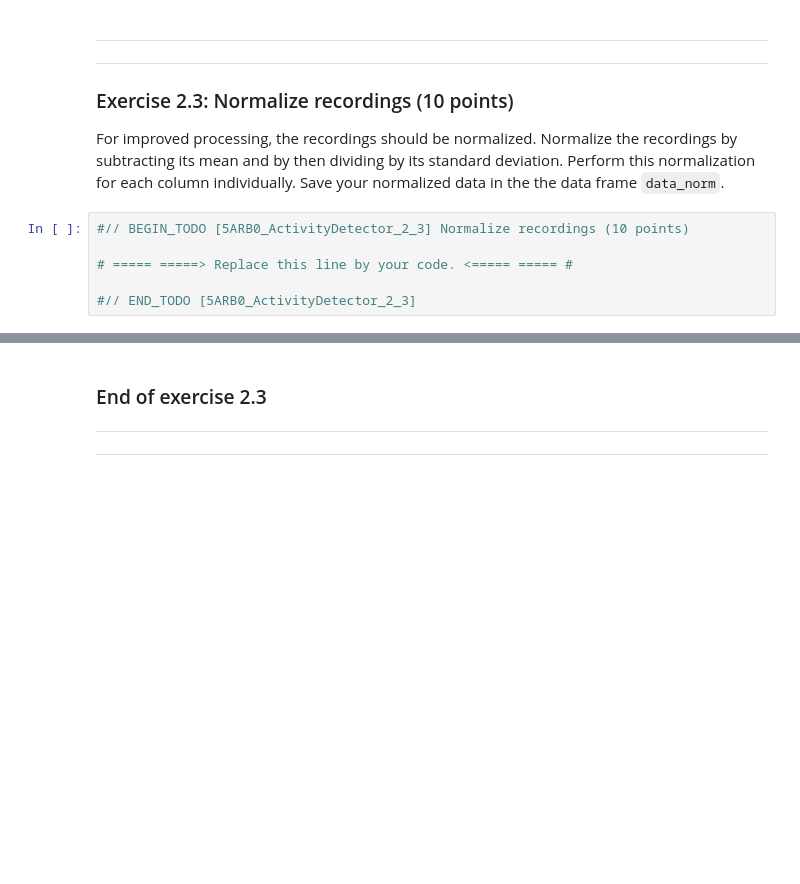
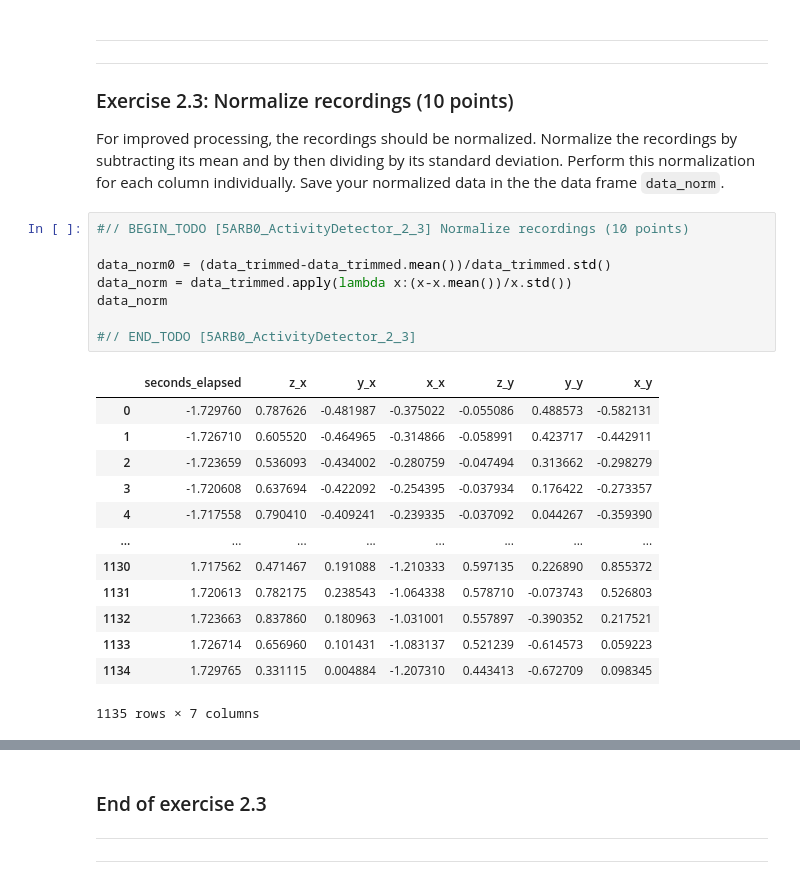
Before and after one commit to Lynch1206/5ARB0_1_1, a Jupyter notebook: activitydetector-template.ipynb, the cells around one changed output, grey strips where cells are left out. Saved outputs shown, nothing was run; the diff lists cells and outputs as text; blank space fills up the shorter version.

```diff
--- a/activitydetector-template.ipynb
+++ b/activitydetector-template.ipynb
@@ -234,11 +389,27 @@ data_trimmed
 ---
 ### Exercise 2.3: Normalize recordings (10 points)
 For improved processing, the recordings should be normalized. Normalize the recordings by subtracting its mean and by then dividing by its standard deviation. Perform this normalization for each column individually. Save your normalized data in the the data frame `data_norm`.
-# %%
-#// BEGIN_TODO [5ARB0_ActivityDetector_2_3] Normalize recordings (10 points)
-
-# ===== =====> Replace this line by your code. <===== ===== #
-
-#// END_TODO [5ARB0_ActivityDetector_2_3]
+# %%
+#// BEGIN_TODO [5ARB0_ActivityDetector_2_3] Normalize recordings (10 points)
+
+data_norm0 = (data_trimmed-data_trimmed.mean())/data_trimmed.std()
+data_norm = data_trimmed.apply(lambda x:(x-x.mean())/x.std())
+data_norm
+
+#// END_TODO [5ARB0_ActivityDetector_2_3]
+# %% [output]
+|  | seconds_elapsed | z_x | y_x | x_x | z_y | y_y | x_y |
+| 0 | -1.729760 | 0.787626 | -0.481987 | -0.375022 | -0.055086 | 0.488573 | -0.582131 |
+| 1 | -1.726710 | 0.605520 | -0.464965 | -0.314866 | -0.058991 | 0.423717 | -0.442911 |
+| 2 | -1.723659 | 0.536093 | -0.434002 | -0.280759 | -0.047494 | 0.313662 | -0.298279 |
+| 3 | -1.720608 | 0.637694 | -0.422092 | -0.254395 | -0.037934 | 0.176422 | -0.273357 |
+| 4 | -1.717558 | 0.790410 | -0.409241 | -0.239335 | -0.037092 | 0.044267 | -0.359390 |
+| ... | ... | ... | ... | ... | ... | ... | ... |
+| 1130 | 1.717562 | 0.471467 | 0.191088 | -1.210333 | 0.597135 | 0.226890 | 0.855372 |
+| 1131 | 1.720613 | 0.782175 | 0.238543 | -1.064338 | 0.578710 | -0.073743 | 0.526803 |
+| 1132 | 1.723663 | 0.837860 | 0.180963 | -1.031001 | 0.557897 | -0.390352 | 0.217521 |
+| 1133 | 1.726714 | 0.656960 | 0.101431 | -1.083137 | 0.521239 | -0.614573 | 0.059223 |
+| 1134 | 1.729765 | 0.331115 | 0.004884 | -1.207310 | 0.443413 | -0.672709 | 0.098345 |
+1135 rows × 7 columns
 # %%
 data_norm
```
Also changed, not shown: parts of 5 cells of this notebook.
